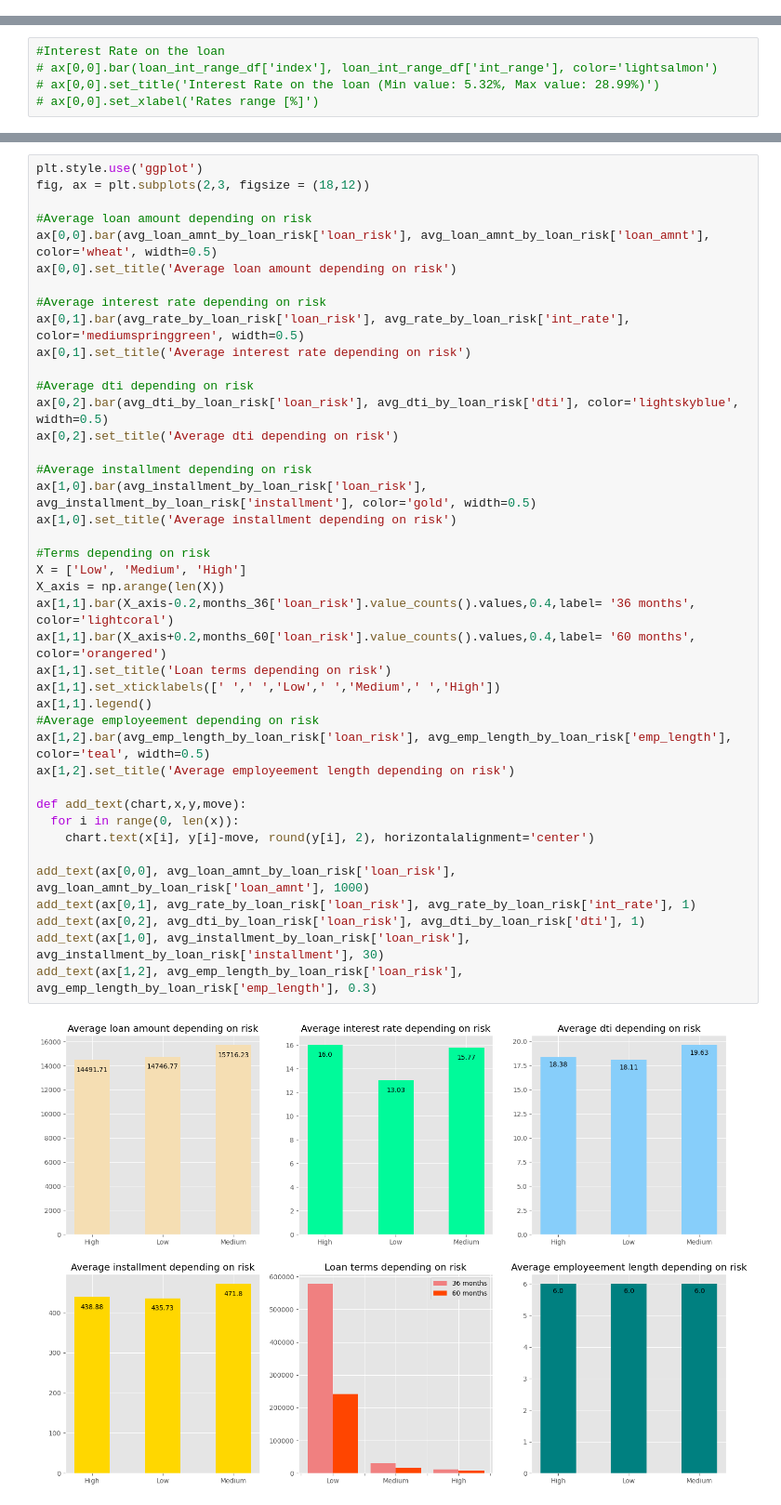
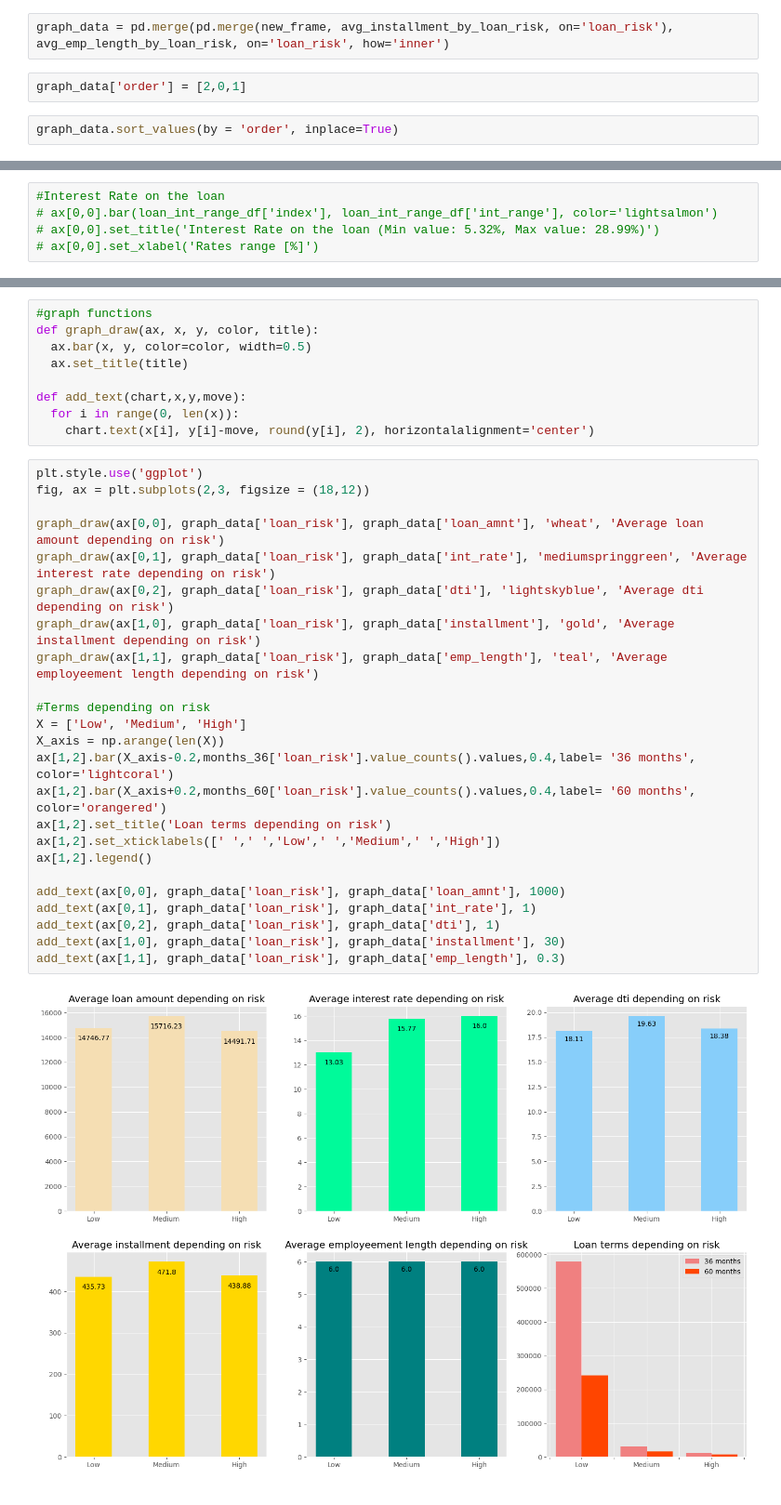
Before and after one commit to KamilShape/credit_risk_analysis, a Jupyter notebook: credit_risk_analysis.ipynb, the cells around one changed output, grey strips where cells are left out. Shown: that part at 93% size. Cells and saved outputs as stored; diff of their text form.

Commit message:
graph and text functions

```diff
--- a/credit_risk_analysis.ipynb
+++ b/credit_risk_analysis.ipynb
@@ -115,0 +110,6 @@ new_frame = pd.merge(pd.merge(avg_rate_by_loan_risk, avg_dti_by_loan_risk, on='l
+# %%
+graph_data = pd.merge(pd.merge(new_frame, avg_installment_by_loan_risk, on='loan_risk'), avg_emp_length_by_loan_risk, on='loan_risk', how='inner')
+# %%
+graph_data['order'] = [2,0,1]
+# %%
+graph_data.sort_values(by = 'order', inplace=True)
@@ -135,43 +136,35 @@ See the caveats in the documentation: https://pandas.pydata.org/pandas-docs/stab
+# %%
+#graph functions
+def graph_draw(ax, x, y, color, title):
+  ax.bar(x, y, color=color, width=0.5)
+  ax.set_title(title)
+
+def add_text(chart,x,y,move):
+  for i in range(0, len(x)):
+    chart.text(x[i], y[i]-move, round(y[i], 2), horizontalalignment='center')
 # %%
 plt.style.use('ggplot')
 fig, ax = plt.subplots(2,3, figsize = (18,12))
 
-#Average loan amount depending on risk
-ax[0,0].bar(avg_loan_amnt_by_loan_risk['loan_risk'], avg_loan_amnt_by_loan_risk['loan_amnt'], color='wheat', width=0.5)
-ax[0,0].set_title('Average loan amount depending on risk')
-
-#Average interest rate depending on risk
-ax[0,1].bar(avg_rate_by_loan_risk['loan_risk'], avg_rate_by_loan_risk['int_rate'], color='mediumspringgreen', width=0.5)
-ax[0,1].set_title('Average interest rate depending on risk')
-
-#Average dti depending on risk
-ax[0,2].bar(avg_dti_by_loan_risk['loan_risk'], avg_dti_by_loan_risk['dti'], color='lightskyblue', width=0.5)
-ax[0,2].set_title('Average dti depending on risk')
-
-#Average installment depending on risk
-ax[1,0].bar(avg_installment_by_loan_risk['loan_risk'], avg_installment_by_loan_risk['installment'], color='gold', width=0.5)
-ax[1,0].set_title('Average installment depending on risk')
+graph_draw(ax[0,0], graph_data['loan_risk'], graph_data['loan_amnt'], 'wheat', 'Average loan amount depending on risk')
+graph_draw(ax[0,1], graph_data['loan_risk'], graph_data['int_rate'], 'mediumspringgreen', 'Average interest rate depending on risk')
+graph_draw(ax[0,2], graph_data['loan_risk'], graph_data['dti'], 'lightskyblue', 'Average dti depending on risk')
+graph_draw(ax[1,0], graph_data['loan_risk'], graph_data['installment'], 'gold', 'Average installment depending on risk')
+graph_draw(ax[1,1], graph_data['loan_risk'], graph_data['emp_length'], 'teal', 'Average employeement length depending on risk')
 
 #Terms depending on risk
 X = ['Low', 'Medium', 'High']
 X_axis = np.arange(len(X))
-ax[1,1].bar(X_axis-0.2,months_36['loan_risk'].value_counts().values,0.4,label= '36 months', color='lightcoral')
-ax[1,1].bar(X_axis+0.2,months_60['loan_risk'].value_counts().values,0.4,label= '60 months', color='orangered')
-ax[1,1].set_title('Loan terms depending on risk')
-ax[1,1].set_xticklabels([' ',' ','Low',' ','Medium',' ','High'])
-ax[1,1].legend()
-#Average employeement depending on risk
-ax[1,2].bar(avg_emp_length_by_loan_risk['loan_risk'], avg_emp_length_by_loan_risk['emp_length'], color='teal', width=0.5)
-ax[1,2].set_title('Average employeement length depending on risk')
+ax[1,2].bar(X_axis-0.2,months_36['loan_risk'].value_counts().values,0.4,label= '36 months', color='lightcoral')
+ax[1,2].bar(X_axis+0.2,months_60['loan_risk'].value_counts().values,0.4,label= '60 months', color='orangered')
+ax[1,2].set_title('Loan terms depending on risk')
+ax[1,2].set_xticklabels([' ',' ','Low',' ','Medium',' ','High'])
+ax[1,2].legend()
 
-def add_text(chart,x,y,move):
-  for i in range(0, len(x)):
-    chart.text(x[i], y[i]-move, round(y[i], 2), horizontalalignment='center')
-
-add_text(ax[0,0], avg_loan_amnt_by_loan_risk['loan_risk'], avg_loan_amnt_by_loan_risk['loan_amnt'], 1000)
-add_text(ax[0,1], avg_rate_by_loan_risk['loan_risk'], avg_rate_by_loan_risk['int_rate'], 1)
-add_text(ax[0,2], avg_dti_by_loan_risk['loan_risk'], avg_dti_by_loan_risk['dti'], 1)
-add_text(ax[1,0], avg_installment_by_loan_risk['loan_risk'], avg_installment_by_loan_risk['installment'], 30)
-add_text(ax[1,2], avg_emp_length_by_loan_risk['loan_risk'], avg_emp_length_by_loan_risk['emp_length'], 0.3)
+add_text(ax[0,0], graph_data['loan_risk'], graph_data['loan_amnt'], 1000)
+add_text(ax[0,1], graph_data['loan_risk'], graph_data['int_rate'], 1)
+add_text(ax[0,2], graph_data['loan_risk'], graph_data['dti'], 1)
+add_text(ax[1,0], graph_data['loan_risk'], graph_data['installment'], 30)
+add_text(ax[1,1], graph_data['loan_risk'], graph_data['emp_length'], 0.3)
 # %% [output]
-[figure, old version]
+[figure, new version]
```
Also changed, not shown: parts of 5 cells of this notebook.
